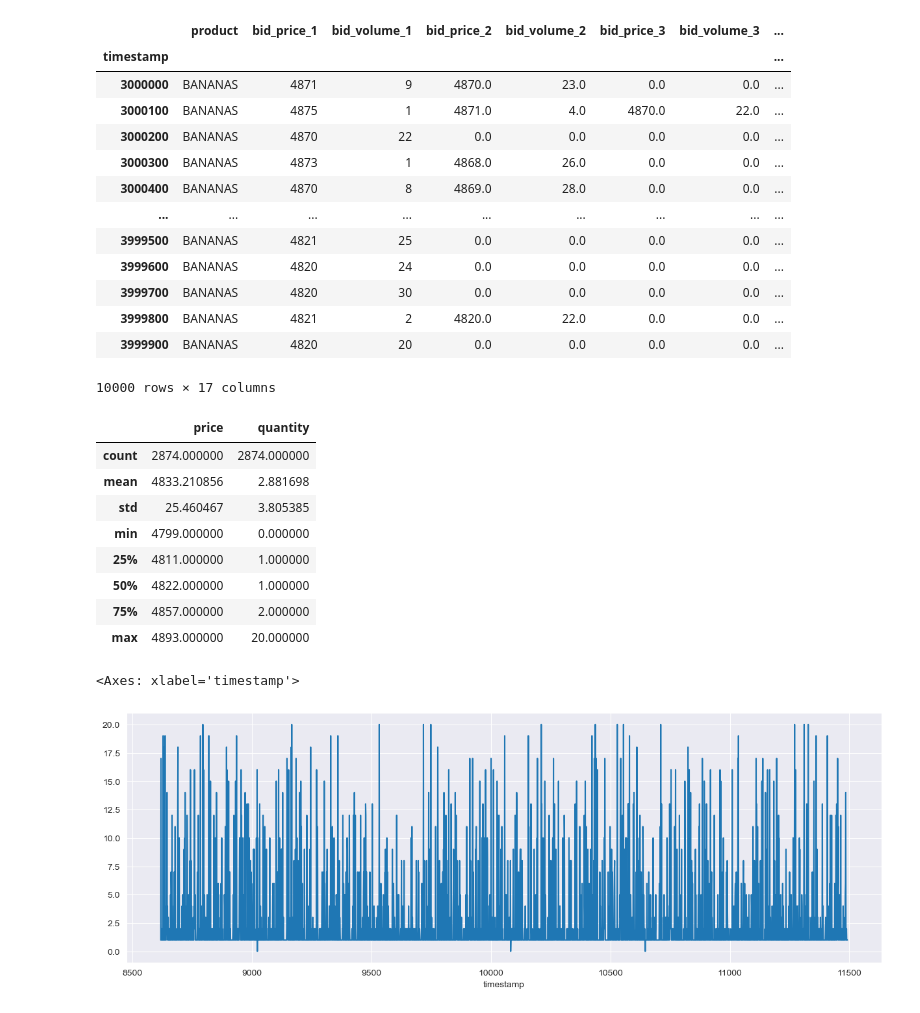
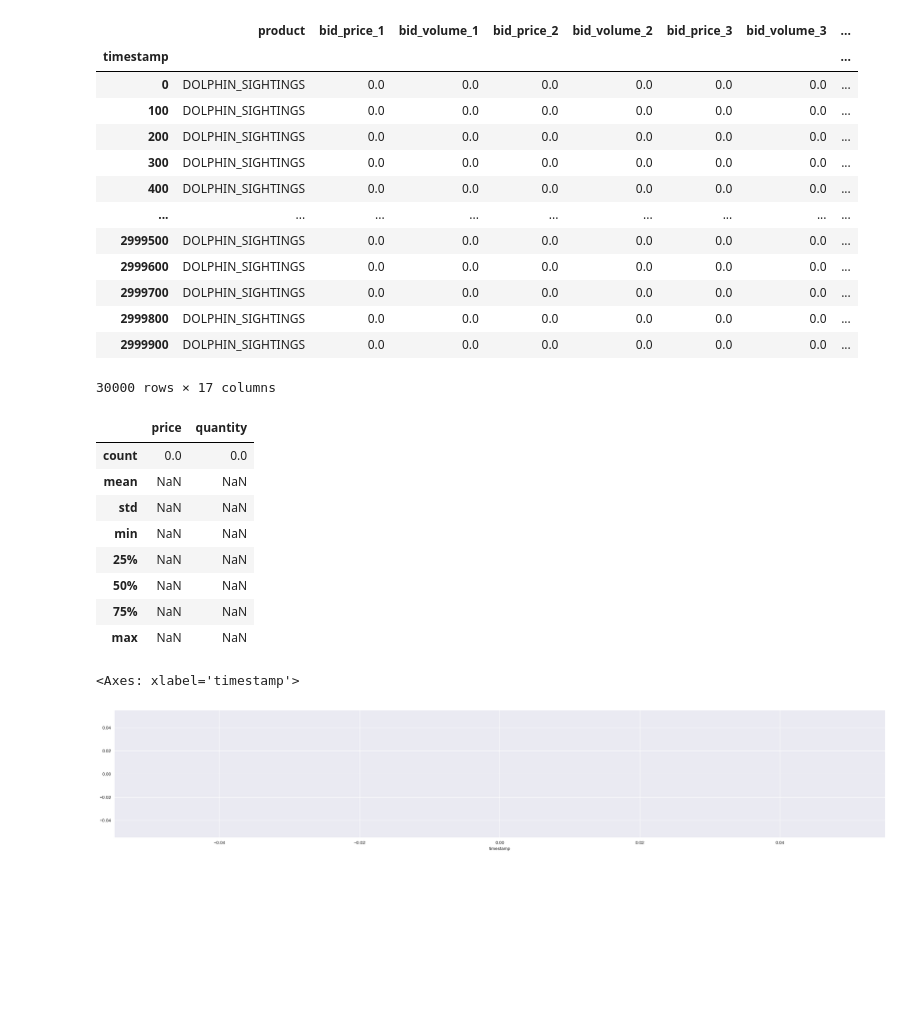
Before and after one commit to teetajp/IMC-Prosperity, a Jupyter notebook: analysis/analysis_main.ipynb, the cells around one changed output. Saved outputs shown, nothing was run; the diff lists cells and outputs as text; code cells hidden in the pictures; blank space fills up the shorter version.

```diff
--- a/analysis/analysis_main.ipynb
+++ b/analysis/analysis_main.ipynb
@@ -6,11 +6,11 @@ import matplotlib.pyplot as plt
 from sklearn.linear_model import LinearRegression
 # %%
 # Configs
-plt.rcParams["figure.figsize"] = (15, 5)
-PRODUCT = "BANANAS"
-SYMBOL = "BANANAS"
-START_DAY = 3
-END_DAY = 4
+plt.rcParams["figure.figsize"] = (20, 5)
+PRODUCT = "DOLPHIN_SIGHTINGS"
+SYMBOL = "DOLPHIN_SIGHTINGS"
+START_DAY = 0
+END_DAY = 3
 # %%
 def prices_files(round: int, start: int, end: int):
     return [f"../data/island-data-bottle-round-{round}/prices_round_{round}_day_{i}.csv" for i in range(start, end+1)]
@@ -19,9 +19,10 @@ def trades_files(round: int, start: int, end: int):
 
 rd_1_price_files, rd_1_trade_files = prices_files(1, -2, -2), trades_files(1, -2, -2)
 rd_2_price_files, rd_2_trade_files = prices_files(2, -1, 1), trades_files(2, -1, 1)
+rd_3_price_files, rd_3_trade_files = prices_files(3, 0, 2), trades_files(3, 0, 2)
 
-all_price_files = rd_1_price_files + rd_2_price_files
-all_trade_files = rd_1_trade_files + rd_2_trade_files
+all_price_files = rd_1_price_files + rd_2_price_files + rd_3_price_files
+all_trade_files = rd_1_trade_files + rd_2_trade_files + rd_3_trade_files
 # %%
 def get_prices_df(product):
     prices_df = pd.concat((pd.read_csv(filename, sep=";", usecols=lambda x: x not in ["day", "profit_and_loss"], index_col=["timestamp"]) for filename in all_price_files), axis="index").query(f"product == '{product}'").reset_index(drop=True)
@@ -91,37 +80,37 @@ prices_df
 # %% [output]
 |  | product | bid_price_1 | bid_volume_1 | bid_price_2 | bid_volume_2 | bid_price_3 | bid_volume_3 | ... |
 | timestamp |  |  |  |  |  |  |  | ... |
-| 3000000 | BANANAS | 4871 | 9 | 4870.0 | 23.0 | 0.0 | 0.0 | ... |
-| 3000100 | BANANAS | 4875 | 1 | 4871.0 | 4.0 | 4870.0 | 22.0 | ... |
-| 3000200 | BANANAS | 4870 | 22 | 0.0 | 0.0 | 0.0 | 0.0 | ... |
-| 3000300 | BANANAS | 4873 | 1 | 4868.0 | 26.0 | 0.0 | 0.0 | ... |
-| 3000400 | BANANAS | 4870 | 8 | 4869.0 | 28.0 | 0.0 | 0.0 | ... |
+| 0 | DOLPHIN_SIGHTINGS | 0.0 | 0.0 | 0.0 | 0.0 | 0.0 | 0.0 | ... |
+| 100 | DOLPHIN_SIGHTINGS | 0.0 | 0.0 | 0.0 | 0.0 | 0.0 | 0.0 | ... |
+| 200 | DOLPHIN_SIGHTINGS | 0.0 | 0.0 | 0.0 | 0.0 | 0.0 | 0.0 | ... |
+| 300 | DOLPHIN_SIGHTINGS | 0.0 | 0.0 | 0.0 | 0.0 | 0.0 | 0.0 | ... |
+| 400 | DOLPHIN_SIGHTINGS | 0.0 | 0.0 | 0.0 | 0.0 | 0.0 | 0.0 | ... |
 | ... | ... | ... | ... | ... | ... | ... | ... | ... |
-| 3999500 | BANANAS | 4821 | 25 | 0.0 | 0.0 | 0.0 | 0.0 | ... |
-| 3999600 | BANANAS | 4820 | 24 | 0.0 | 0.0 | 0.0 | 0.0 | ... |
-| 3999700 | BANANAS | 4820 | 30 | 0.0 | 0.0 | 0.0 | 0.0 | ... |
-| 3999800 | BANANAS | 4821 | 2 | 4820.0 | 22.0 | 0.0 | 0.0 | ... |
-| 3999900 | BANANAS | 4820 | 20 | 0.0 | 0.0 | 0.0 | 0.0 | ... |
+| 2999500 | DOLPHIN_SIGHTINGS | 0.0 | 0.0 | 0.0 | 0.0 | 0.0 | 0.0 | ... |
+| 2999600 | DOLPHIN_SIGHTINGS | 0.0 | 0.0 | 0.0 | 0.0 | 0.0 | 0.0 | ... |
+| 2999700 | DOLPHIN_SIGHTINGS | 0.0 | 0.0 | 0.0 | 0.0 | 0.0 | 0.0 | ... |
+| 2999800 | DOLPHIN_SIGHTINGS | 0.0 | 0.0 | 0.0 | 0.0 | 0.0 | 0.0 | ... |
+| 2999900 | DOLPHIN_SIGHTINGS | 0.0 | 0.0 | 0.0 | 0.0 | 0.0 | 0.0 | ... |
-10000 rows × 17 columns
+30000 rows × 17 columns
 # %%
 trades_df = trades_on_day(START_DAY, END_DAY)
 # %%
 trades_df.describe()
 # %% [output]
 |  | price | quantity |
-| count | 2874.000000 | 2874.000000 |
-| mean | 4833.210856 | 2.881698 |
-| std | 25.460467 | 3.805385 |
-| min | 4799.000000 | 0.000000 |
-| 25% | 4811.000000 | 1.000000 |
-| 50% | 4822.000000 | 1.000000 |
-| 75% | 4857.000000 | 2.000000 |
-| max | 4893.000000 | 20.000000 |
+| count | 0.0 | 0.0 |
+| mean | NaN | NaN |
+| std | NaN | NaN |
+| min | NaN | NaN |
+| 25% | NaN | NaN |
+| 50% | NaN | NaN |
+| 75% | NaN | NaN |
+| max | NaN | NaN |
 # %%
-trades_df["quantity"].plot()
+trades_df["quantity"].plot(figsize=(30,5))
 # %% [output]
 <Axes: xlabel='timestamp'>
-[figure, old version]
+[figure, new version]
 # %%
 prices_df[["bid_price_1", "mid_price", "ask_price_1"]].plot()
 # %% [output]
```
Also changed, not shown: parts of 9 cells of this notebook, 4 other files.
